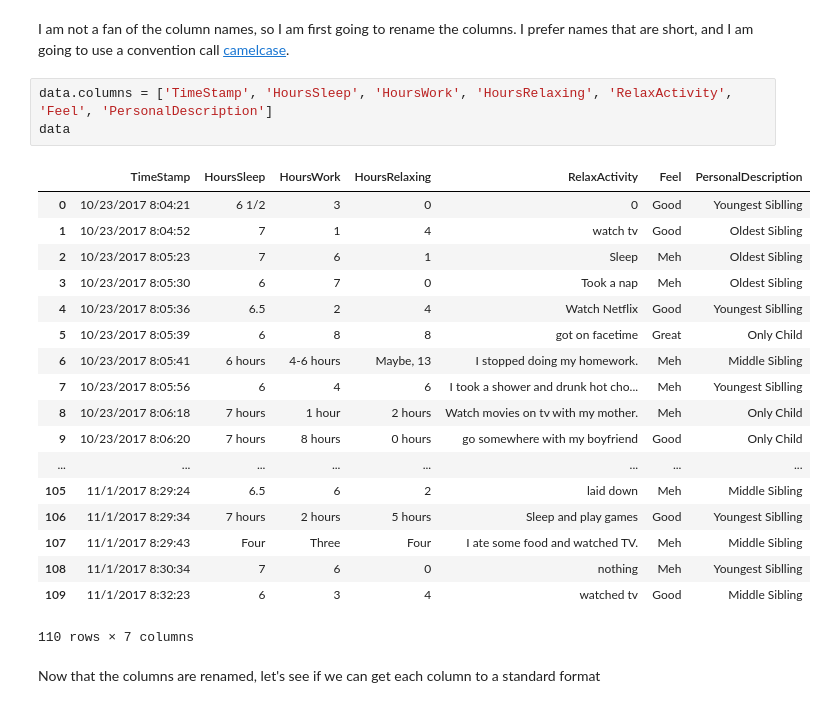
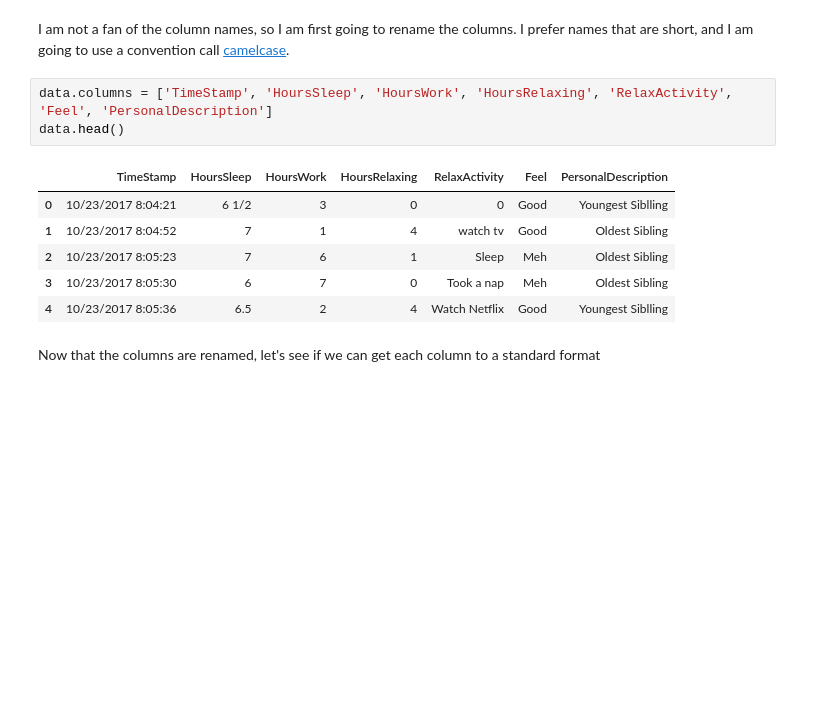
Before and after one commit to albemlee/PTPracticeData, a Jupyter notebook: Practice PT - Tell a Data Story (Python Edition).ipynb, the cells around one changed output. Cells and saved outputs as stored; diff of their text form; blank space fills up the shorter version.

```diff
--- a/Practice PT - Tell a Data Story (Python Edition).ipynb
+++ b/Practice PT - Tell a Data Story (Python Edition).ipynb
@@ -46,26 +34,14 @@ It looks like we have 110 rows and 7 columns.
 I am not a fan of the column names, so I am first going to rename the columns. I prefer names that are short, and I am going to use a convention call [camelcase](https://en.wikipedia.org/wiki/Camel_case).
 # %%
 data.columns = ['TimeStamp', 'HoursSleep', 'HoursWork', 'HoursRelaxing', 'RelaxActivity', 'Feel', 'PersonalDescription']
-data
+data.head()
 # %% [output]
 |  | TimeStamp | HoursSleep | HoursWork | HoursRelaxing | RelaxActivity | Feel | PersonalDescription |
 | 0 | 10/23/2017 8:04:21 | 6 1/2 | 3 | 0 | 0 | Good | Youngest Siblling |
 | 1 | 10/23/2017 8:04:52 | 7 | 1 | 4 | watch tv | Good | Oldest Sibling |
 | 2 | 10/23/2017 8:05:23 | 7 | 6 | 1 | Sleep | Meh | Oldest Sibling |
 | 3 | 10/23/2017 8:05:30 | 6 | 7 | 0 | Took a nap | Meh | Oldest Sibling |
 | 4 | 10/23/2017 8:05:36 | 6.5 | 2 | 4 | Watch Netflix | Good | Youngest Siblling |
-| 5 | 10/23/2017 8:05:39 | 6 | 8 | 8 | got on facetime | Great | Only Child |
-| 6 | 10/23/2017 8:05:41 | 6 hours | 4-6 hours | Maybe, 13 | I stopped doing my homework. | Meh | Middle Sibling |
-| 7 | 10/23/2017 8:05:56 | 6 | 4 | 6 | I took a shower and drunk hot cho... | Meh | Youngest Siblling |
-| 8 | 10/23/2017 8:06:18 | 7 hours | 1 hour | 2 hours | Watch movies on tv with my mother. | Meh | Only Child |
-| 9 | 10/23/2017 8:06:20 | 7 hours | 8 hours | 0 hours | go somewhere with my boyfriend | Good | Only Child |
-| ... | ... | ... | ... | ... | ... | ... | ... |
-| 105 | 11/1/2017 8:29:24 | 6.5 | 6 | 2 | laid down | Meh | Middle Sibling |
-| 106 | 11/1/2017 8:29:34 | 7 hours | 2 hours | 5 hours | Sleep and play games | Good | Youngest Siblling |
-| 107 | 11/1/2017 8:29:43 | Four | Three | Four | I ate some food and watched TV. | Meh | Middle Sibling |
-| 108 | 11/1/2017 8:30:34 | 7 | 6 | 0 | nothing | Meh | Youngest Siblling |
-| 109 | 11/1/2017 8:32:23 | 6 | 3 | 4 | watched tv | Good | Middle Sibling |
-110 rows × 7 columns
 # %% [markdown]
 Now that the columns are renamed, let's see if we can get each column to a standard format
 # %% [markdown]
```
Also changed, not shown: parts of 14 cells of this notebook, 1 other file.
